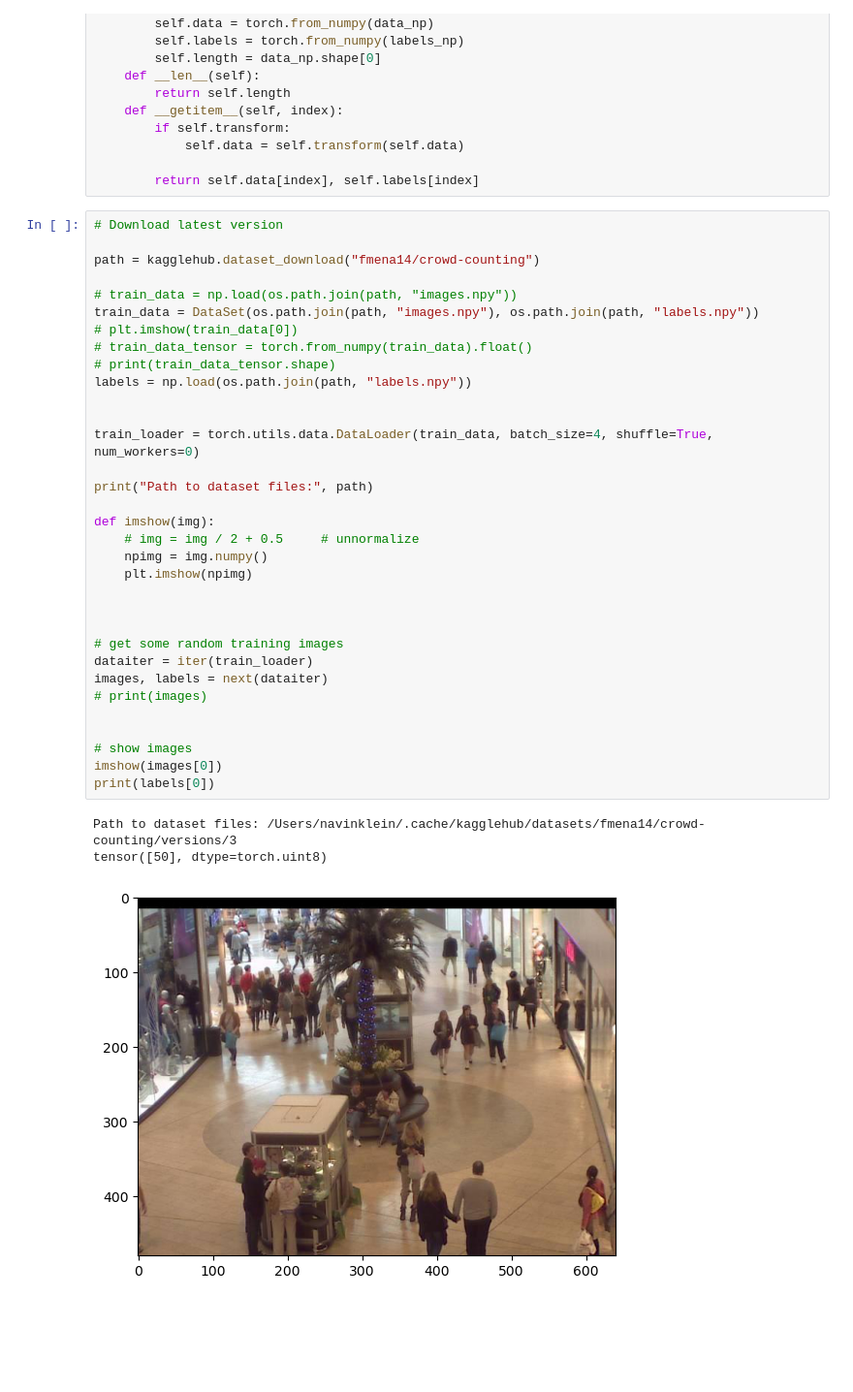
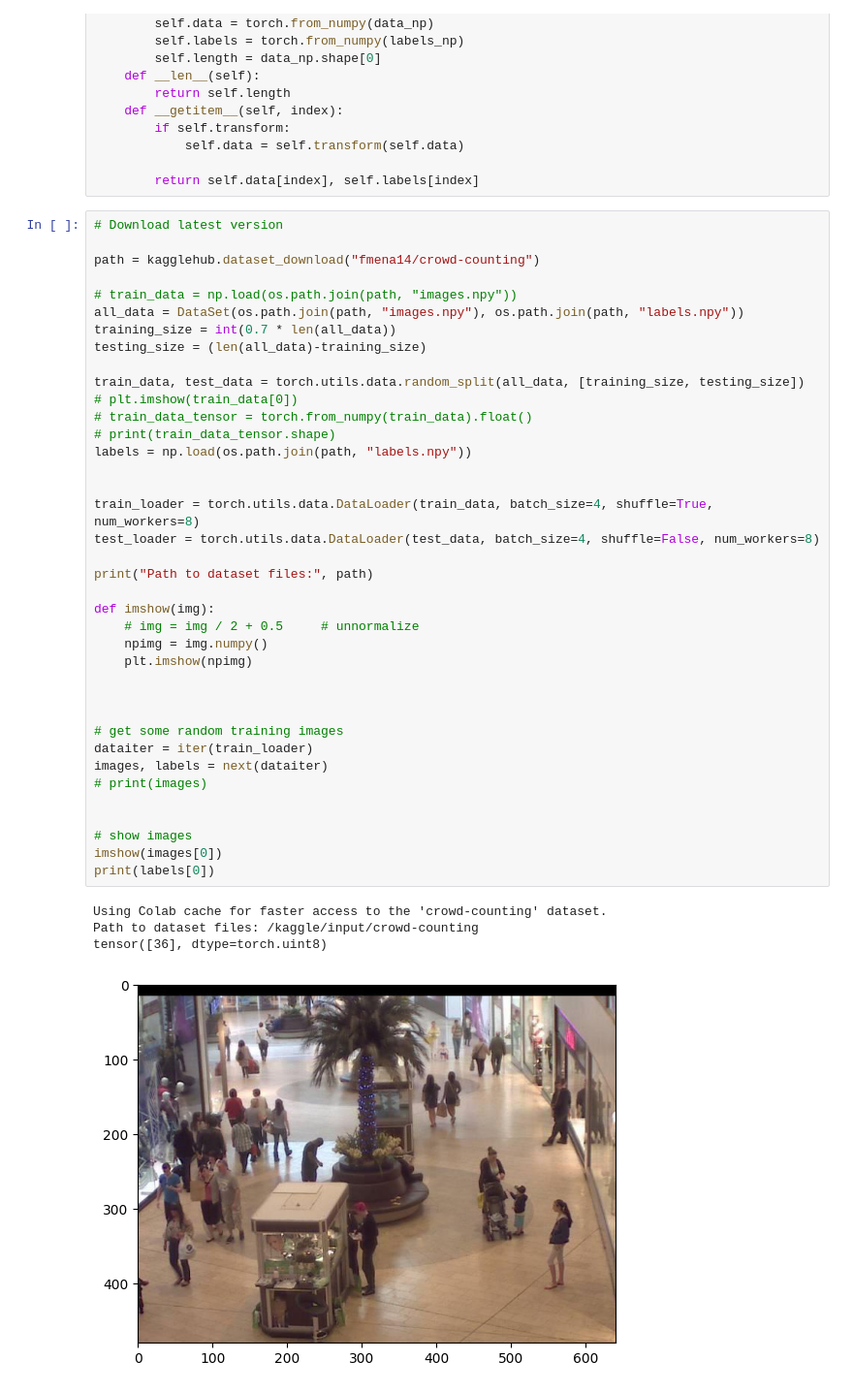
Before and after one commit to kleinnavin/ECS174_Project, a Jupyter notebook: ECS174_Project.ipynb, the cells around one changed output. Shown at 97% size. Cells and saved outputs as stored; diff of their text form; blank space fills up the shorter version.

```diff
--- a/ECS174_Project.ipynb
+++ b/ECS174_Project.ipynb
@@ -28,35 +30,41 @@ class DataSet(torch.utils.data.Dataset):
 
 path = kagglehub.dataset_download("fmena14/crowd-counting")
 
 # train_data = np.load(os.path.join(path, "images.npy"))
-train_data = DataSet(os.path.join(path, "images.npy"), os.path.join(path, "labels.npy"))
+all_data = DataSet(os.path.join(path, "images.npy"), os.path.join(path, "labels.npy"))
+training_size = int(0.7 * len(all_data))
+testing_size = (len(all_data)-training_size)
+
+train_data, test_data = torch.utils.data.random_split(all_data, [training_size, testing_size])
 # plt.imshow(train_data[0])
 # train_data_tensor = torch.from_numpy(train_data).float()
 # print(train_data_tensor.shape)
 labels = np.load(os.path.join(path, "labels.npy"))
 
 
-train_loader = torch.utils.data.DataLoader(train_data, batch_size=4, shuffle=True, num_workers=0)
+train_loader = torch.utils.data.DataLoader(train_data, batch_size=4, shuffle=True, num_workers=8)
+test_loader = torch.utils.data.DataLoader(test_data, batch_size=4, shuffle=False, num_workers=8)
 
 print("Path to dataset files:", path)
 
 def imshow(img):
     # img = img / 2 + 0.5     # unnormalize
     npimg = img.numpy()
     plt.imshow(npimg)
 
 
 
 # get some random training images
 dataiter = iter(train_loader)
 images, labels = next(dataiter)
 # print(images)
 
 
 # show images
 imshow(images[0])
 print(labels[0])
 # %% [output]
-Path to dataset files: /Users/navinklein/.cache/kagglehub/datasets/fmena14/crowd-counting/versions/3
-tensor([50], dtype=torch.uint8)
+Using Colab cache for faster access to the 'crowd-counting' dataset.
+Path to dataset files: /kaggle/input/crowd-counting
+tensor([36], dtype=torch.uint8)
-[figure, old version]
+[figure, new version]
```
Also changed, not shown: parts of 6 cells of this notebook, 1 other file.
